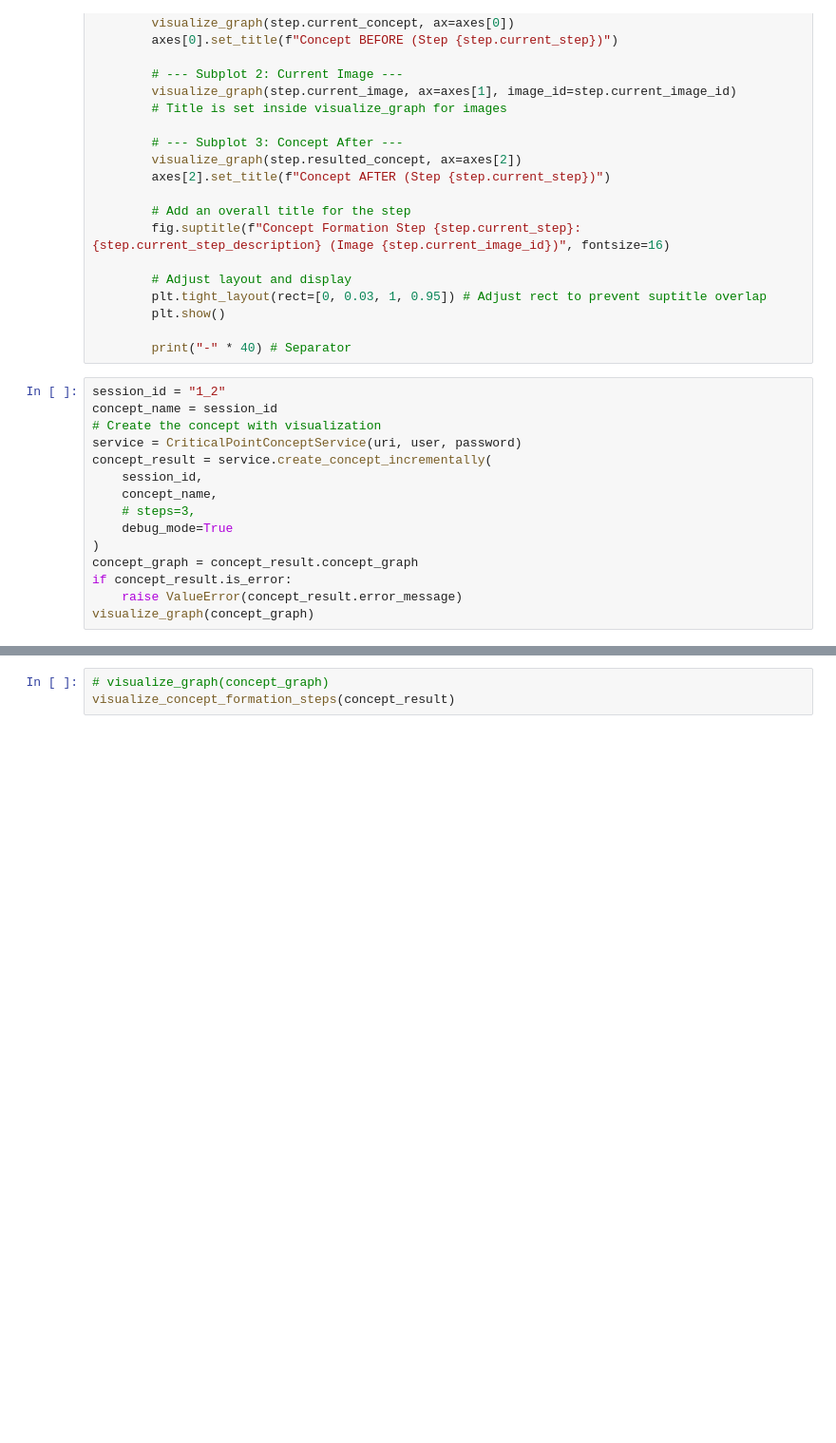
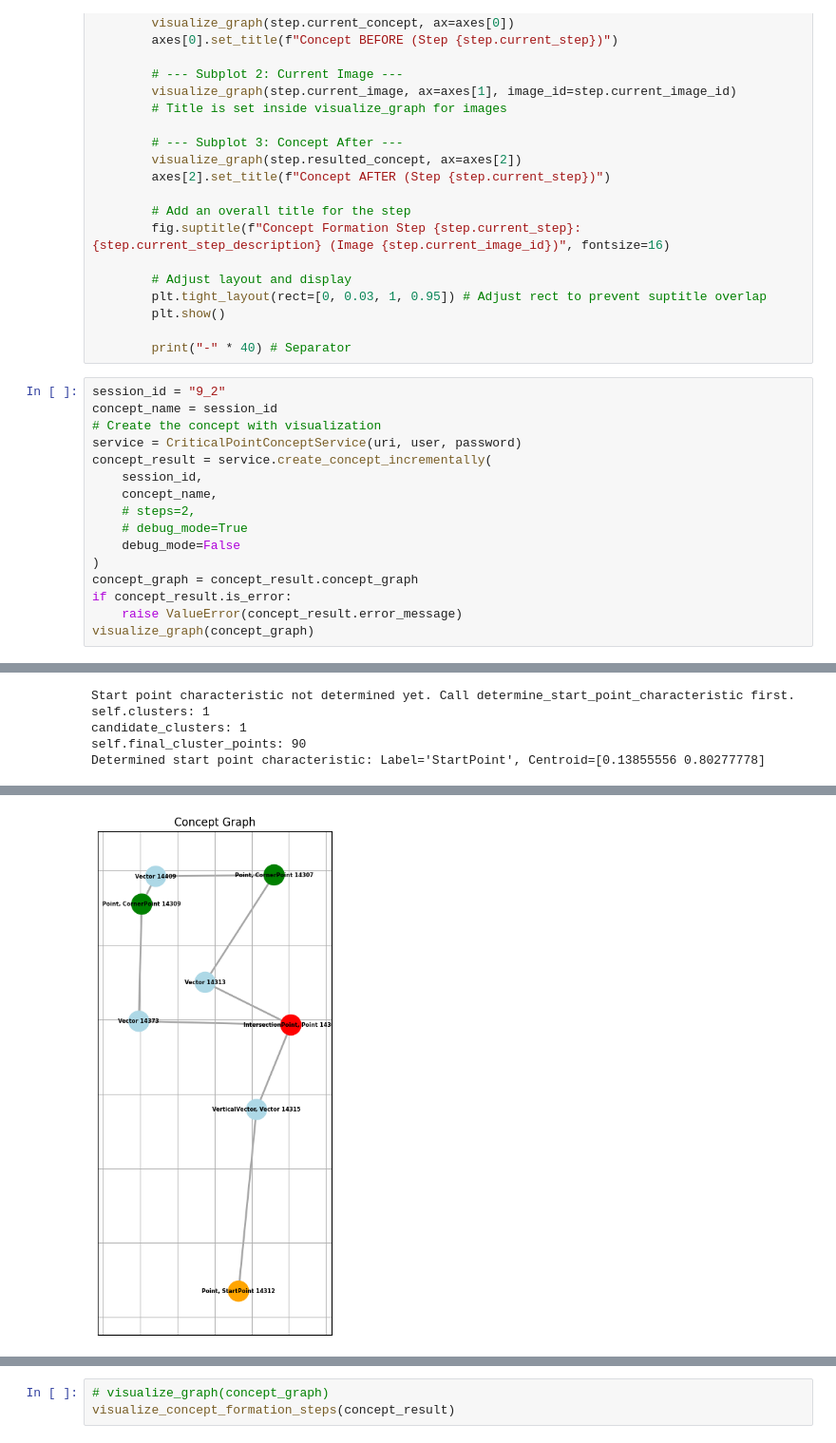
Before and after one commit to NaturalAGI-Lab/NaturalAGI, a Jupyter notebook: src/concept_creator/src/test_max_minor_concept.ipynb, the cells around one changed output, grey strips where cells are left out. Shown at 95% size. Drawn from its saved outputs; the diff is of its cells as text; blank space fills up the shorter version.

```diff
--- a/src/concept_creator/src/test_max_minor_concept.ipynb
+++ b/src/concept_creator/src/test_max_minor_concept.ipynb
@@ -167,17 +167,19 @@ def visualize_concept_formation_steps(concept_result):
 
         print("-" * 40) # Separator
 # %%
-session_id = "1_2"
+session_id = "9_2"
 concept_name = session_id
 # Create the concept with visualization
 service = CriticalPointConceptService(uri, user, password)
 concept_result = service.create_concept_incrementally(
     session_id,
     concept_name,
-    # steps=3,
-    debug_mode=True
+    # steps=2,
+    # debug_mode=True
+    debug_mode=False
 )
 concept_graph = concept_result.concept_graph
 if concept_result.is_error:
     raise ValueError(concept_result.error_message)
 visualize_graph(concept_graph)
+# %% [output]
@@ -183,0 +203,5 @@ visualize_graph(concept_graph)
+Start point characteristic not determined yet. Call determine_start_point_characteristic first.
+self.clusters: 1
+candidate_clusters: 1
+self.final_cluster_points: 90
+Determined start point characteristic: Label='StartPoint', Centroid=[0.13855556 0.80277778]
@@ -183,0 +225 @@ visualize_graph(concept_graph)
+[figure, added]
```
Also changed, not shown: parts of 3 cells of this notebook, 16 other files.
